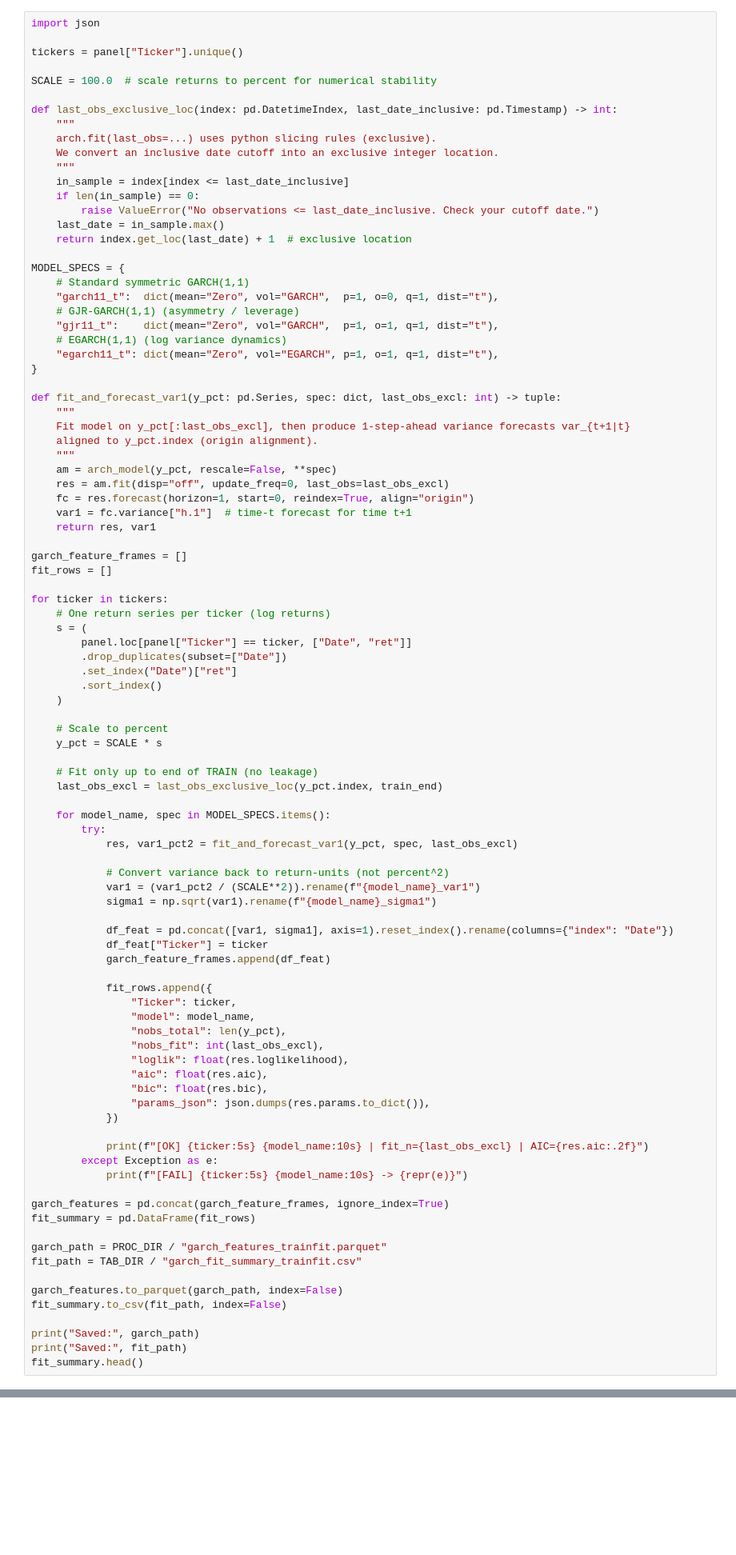
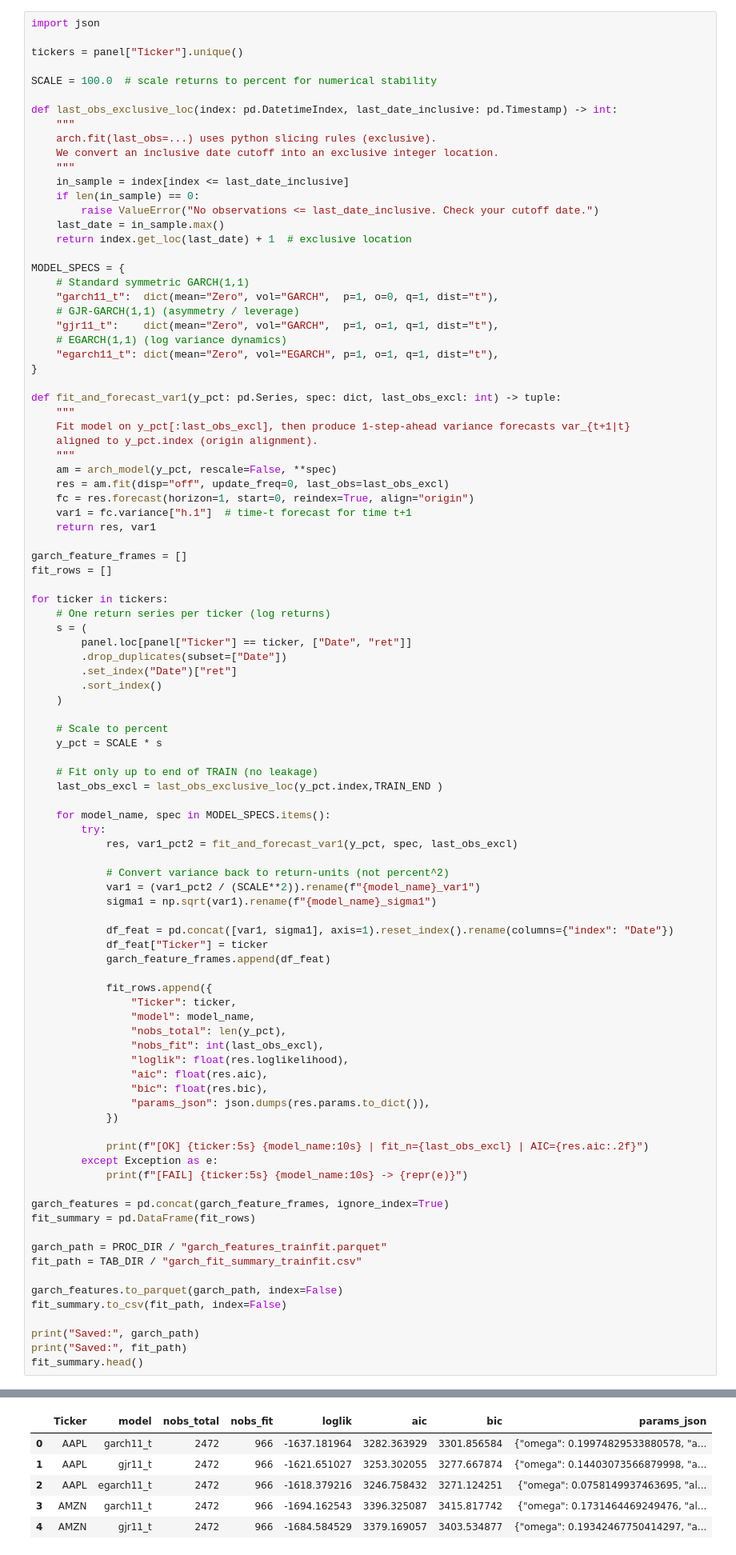
Before and after one commit to RichelCode/Final_Stock_Analysis, a Jupyter notebook: stock_market_final.ipynb, the cells around one changed output, grey strips where cells are left out. Shown at 80% size. Saved outputs shown, nothing was run; the diff lists cells and outputs as text; blank space fills up the shorter version.

Commit message:
Garch included

```diff
--- a/stock_market_final.ipynb
+++ b/stock_market_final.ipynb
@@ -705,7 +1035,7 @@ for ticker in tickers:
     y_pct = SCALE * s
 
     # Fit only up to end of TRAIN (no leakage)
-    last_obs_excl = last_obs_exclusive_loc(y_pct.index, train_end)
+    last_obs_excl = last_obs_exclusive_loc(y_pct.index,TRAIN_END )
 
     for model_name, spec in MODEL_SPECS.items():
         try:
@@ -750,0 +1097,6 @@ NameError: name 'train_end' is not defined
+|  | Ticker | model | nobs_total | nobs_fit | loglik | aic | bic | params_json |
+| 0 | AAPL | garch11_t | 2472 | 966 | -1637.181964 | 3282.363929 | 3301.856584 | {"omega": 0.19974829533880578, "a... |
+| 1 | AAPL | gjr11_t | 2472 | 966 | -1621.651027 | 3253.302055 | 3277.667874 | {"omega": 0.14403073566879998, "a... |
+| 2 | AAPL | egarch11_t | 2472 | 966 | -1618.379216 | 3246.758432 | 3271.124251 | {"omega": 0.0758149937463695, "al... |
+| 3 | AMZN | garch11_t | 2472 | 966 | -1694.162543 | 3396.325087 | 3415.817742 | {"omega": 0.1731464469249476, "al... |
+| 4 | AMZN | gjr11_t | 2472 | 966 | -1684.584529 | 3379.169057 | 3403.534877 | {"omega": 0.19342467750414297, "a... |
```
Also changed, not shown: parts of 9 cells of this notebook, 13 other files.
